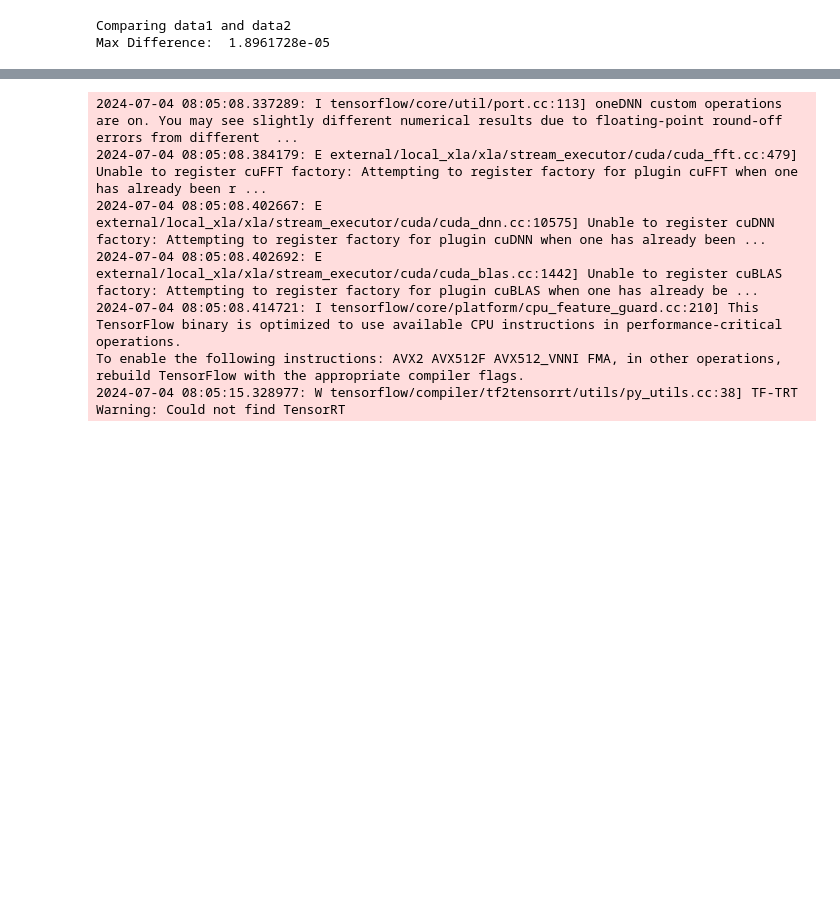
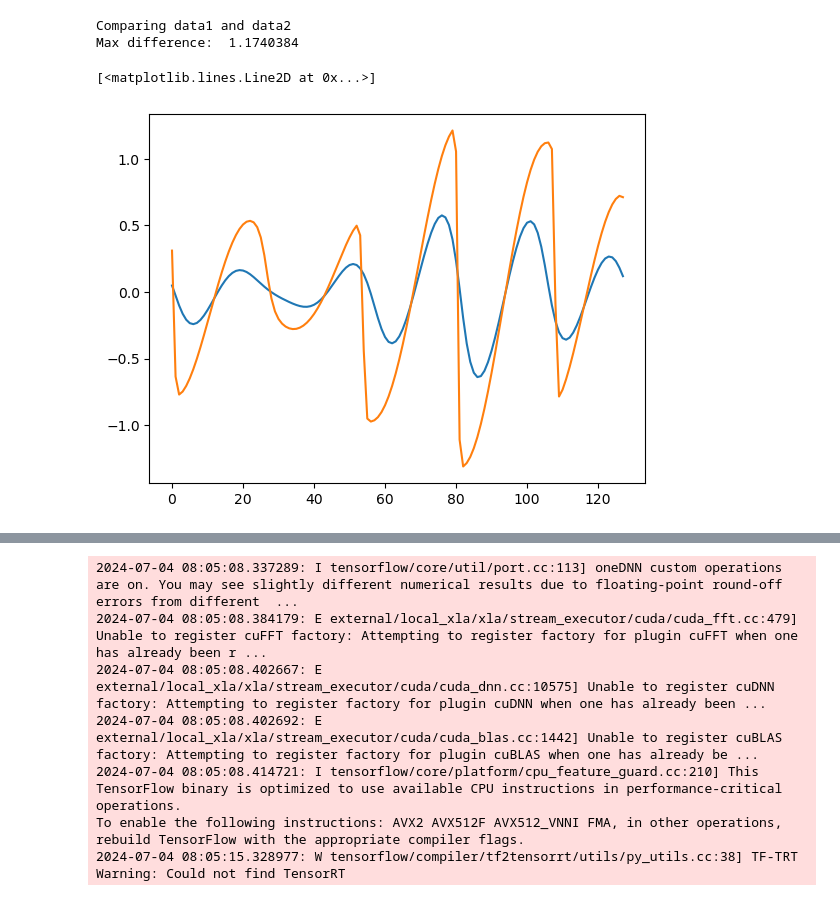
Before and after one commit to BaeHenryS/LearnedCorrections, a Jupyter notebook: 1-d/1d-burgers/plot_notebook.ipynb, the cells around one changed output, grey strips where cells are left out. Drawn from its saved outputs; the diff is of its cells as text; code cells hidden in the pictures; blank space fills up the shorter version.

Commit message:
1-d refinement, 2-d data generation

```diff
--- a/1-d/1d-burgers/plot_notebook.ipynb
+++ b/1-d/1d-burgers/plot_notebook.ipynb
@@ -6,20 +6,27 @@ import pandas as pd
 
 filepath = "./output/sim_000000"
 # %%
+import matplotlib.pyplot as plt
 import numpy as np
-filepath1 = "/n/home13/henrybae/LearnedCorrections/LearnedCorrections/output/sim_000000"
-filepath2 = "/n/home13/henrybae/LearnedCorrections/LearnedCorrections/output/sim_000001"
-data1 = np.load(filepath1 + "/velocity_000199.npz", allow_pickle=True)
-data2 = np.load(filepath2 + "/velocity_000199.npz", allow_pickle=True)
+filepath1 = "/n/home13/henrybae/LearnedCorrections/LearnedCorrections/1-d/1d-burgers/output/sim_000011"
+filepath2 = "/n/home13/henrybae/LearnedCorrections/LearnedCorrections/1-d/1d-burgers/output/sim_000011"
+data1 = np.load(filepath1 + "/velocity_000299.npz", allow_pickle=True)
+data2 = np.load(filepath2 + "/velocity_001199.npz", allow_pickle=True)
 
 # Compare each data and print the difference
 
 print("Comparing data1 and data2")
 data1_data = data1['data']
 data2_data = data2['data']
 
 data_diff = np.abs(data1_data - data2_data)
-print("Max Difference: ", np.max())
+print("Max difference: ", np.max(data_diff))
+
+
+plt.plot(data1_data, label='data1')
+plt.plot(data2_data, label='data2')
 # %% [output]
 Comparing data1 and data2
-Max Difference:  1.8961728e-05
+Max difference:  1.1740384
+[<matplotlib.lines.Line2D at 0x...>]
+[figure, added]
```
Also changed, not shown: parts of 7 cells of this notebook, 23 other files.
